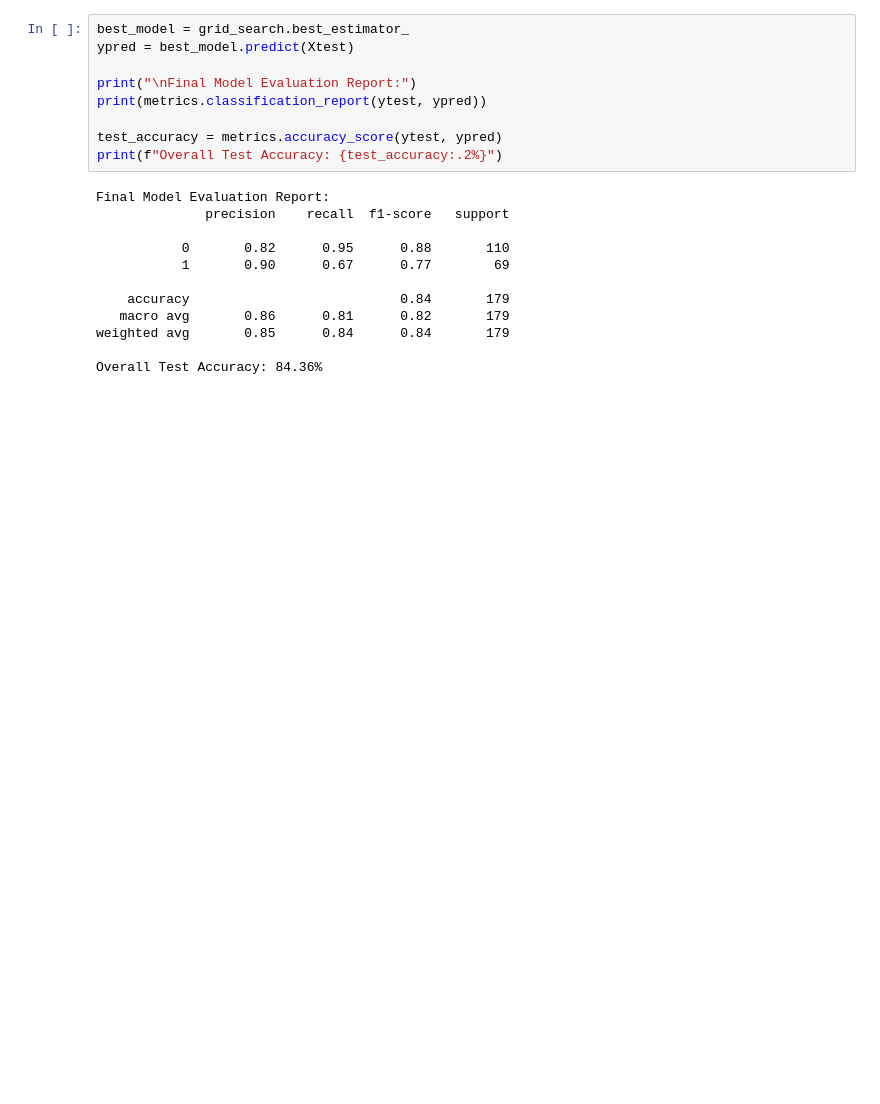
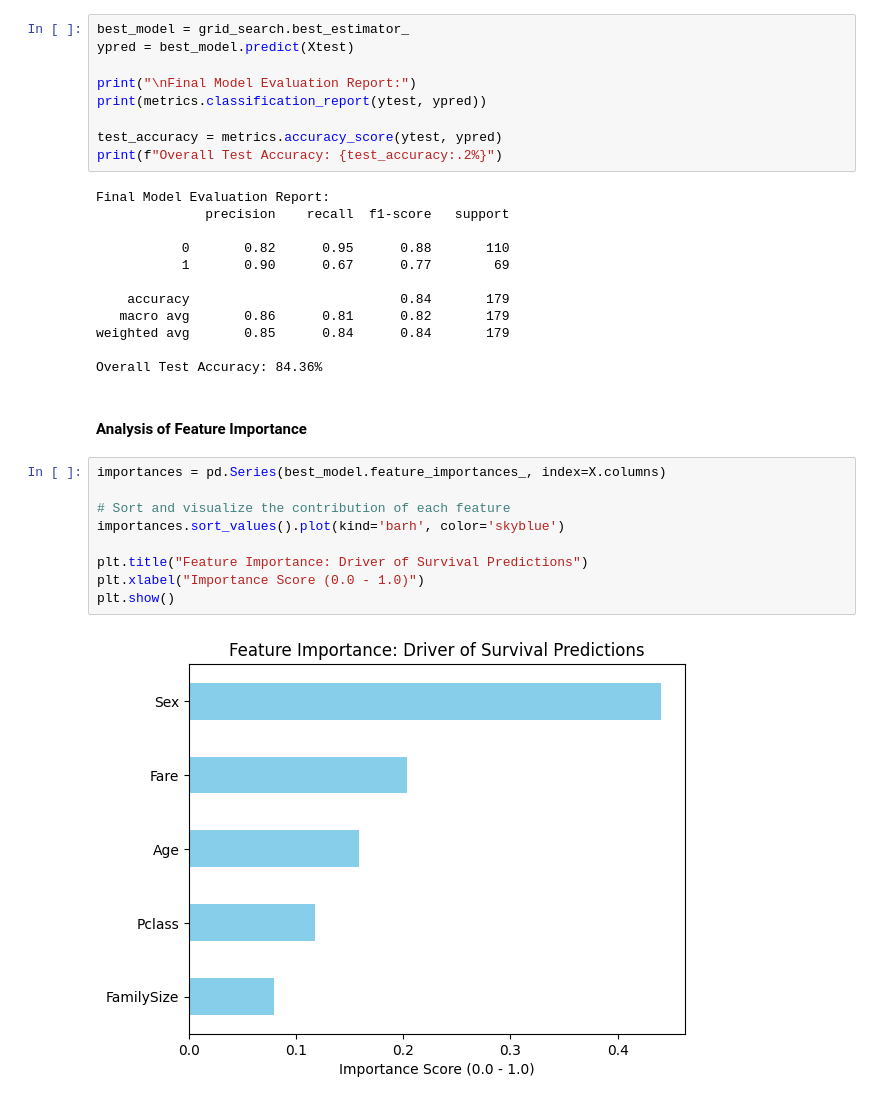
Before and after one commit to lmVl12/skill-assessments, a Jupyter notebook: Machine Learning/titanic.ipynb, the cells around one changed output. Saved outputs shown, nothing was run; the diff lists cells and outputs as text; blank space fills up the shorter version.

```diff
--- a/Machine Learning/titanic.ipynb
+++ b/Machine Learning/titanic.ipynb
@@ -337,3 +337,16 @@ Final Model Evaluation Report:
 weighted avg       0.85      0.84      0.84       179
 
 Overall Test Accuracy: 84.36%
+# %% [markdown]
+#### Analysis of Feature Importance
+# %%
+importances = pd.Series(best_model.feature_importances_, index=X.columns)
+
+# Sort and visualize the contribution of each feature
+importances.sort_values().plot(kind='barh', color='skyblue')
+
+plt.title("Feature Importance: Driver of Survival Predictions")
+plt.xlabel("Importance Score (0.0 - 1.0)")
+plt.show()
+# %% [output]
+[figure, added]
```
Also changed, not shown: parts of 7 cells of this notebook.
